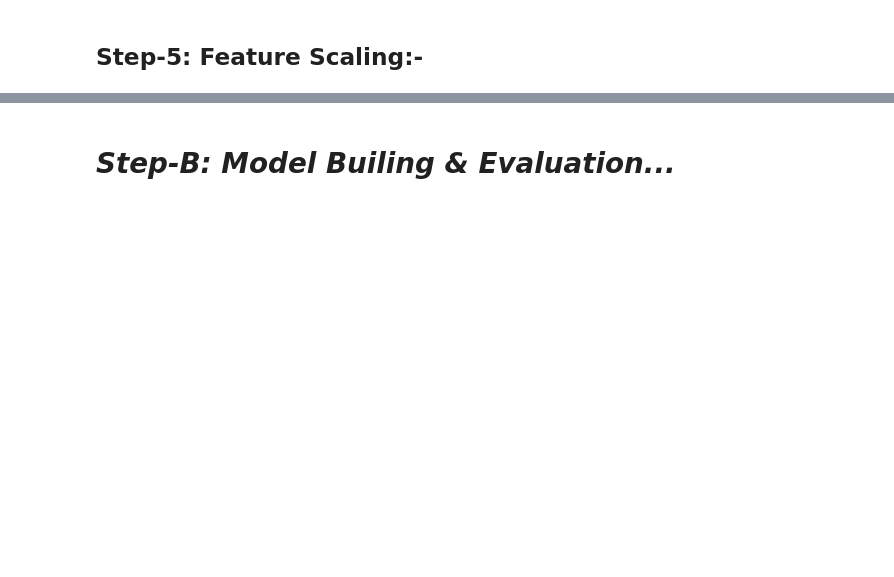
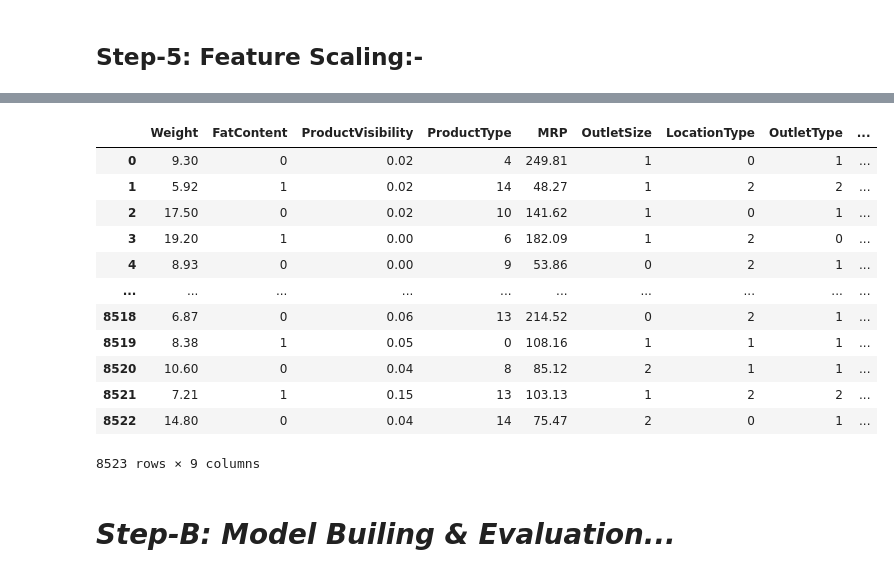
Before and after one commit to dhinoja-rajan/Sales_Prediction_using_ML, a Jupyter notebook: notebook_files/sales_prediction.ipynb, the cells around one changed output, grey strips where cells are left out. Saved outputs shown, nothing was run; the diff lists cells and outputs as text; code cells hidden in the pictures; blank space fills up the shorter version.

```diff
--- a/sales_prediction.ipynb
+++ b/notebook_files/sales_prediction.ipynb
@@ -34,7 +31,8 @@ Drive already mounted at /content/drive; to attempt to forcibly remount, call dr
 # %% [markdown]
 ## Step-2: Load the Dataset and Display Different overviews of Datasets:-
 # %%
-dataset = pd.DataFrame(pd.read_csv('/content/drive/MyDrive/Datasets/REGRESSION/Big_Mart_Sales/train_set.csv'))
+# dataset = pd.DataFrame(pd.read_csv('/content/drive/MyDrive/Datasets/REGRESSION/Big_Mart_Sales/train_set.csv'))
+dataset = pd.read_csv('../datasets/sales_data.csv')
 dataset.head()
 # %% [output]
 |  | ProductID | Weight | FatContent | ProductVisibility | ProductType | MRP | OutletID | EstablishmentYear | ... |
@@ -391,0 +278,13 @@ print("Dependent Variable(y): \n", pd.DataFrame(y).head().to_string(header=False
+# %%
+# Check for binary and multi-value categorical columns#+
+
+cols_for_encoding = []
+
+for col in dataset.columns:
+    unique_values = dataset[col].unique()
+    if 2 <= len(unique_values) < 18:
+        cols_for_encoding.append(col)
+        print(f"> '{col}' column with unique values: \t{unique_values}")
+
+print("\n")
+print(f" '{len(cols_for_encoding)}' Columns Found: \n\t {cols_for_encoding}")
@@ -391,0 +306,19 @@ print("Dependent Variable(y): \n", pd.DataFrame(y).head().to_string(header=False
+# %%
+import joblib
+from sklearn.preprocessing import LabelEncoder
+
+X = dataset.drop(columns=['OutletSales'])
+y = dataset['OutletSales']
+
+encoders = {}
+# LabelEncode binary columns
+for col in cols_for_encoding:
+    le = LabelEncoder()
+    X[col] = le.fit_transform(X[col])
+    encoders[col] = le  # Store encoder for later use
+    print(f"✅ '{col}' has been encoded Successfully...")
+
+# Save the dictionary of one_hot_encoders & label_encoders
+joblib.dump(encoders, "../saved_models/encoders.pkl")
+print("\n✅ 'encoders.pkl' have been saved Successfully...\n")
+print("Matrix of Features(X): \n", pd.DataFrame(X).head().to_string(header=True))
@@ -475,2 +395,18 @@ Printing Training Sets after Feature Scaling:
+# %%
+pd.DataFrame(X)
+# %% [output]
+|  | Weight | FatContent | ProductVisibility | ProductType | MRP | OutletSize | LocationType | OutletType | ... |
+| 0 | 9.30 | 0 | 0.02 | 4 | 249.81 | 1 | 0 | 1 | ... |
+| 1 | 5.92 | 1 | 0.02 | 14 | 48.27 | 1 | 2 | 2 | ... |
+| 2 | 17.50 | 0 | 0.02 | 10 | 141.62 | 1 | 0 | 1 | ... |
+| 3 | 19.20 | 1 | 0.00 | 6 | 182.09 | 1 | 2 | 0 | ... |
+| 4 | 8.93 | 0 | 0.00 | 9 | 53.86 | 0 | 2 | 1 | ... |
+| ... | ... | ... | ... | ... | ... | ... | ... | ... | ... |
+| 8518 | 6.87 | 0 | 0.06 | 13 | 214.52 | 0 | 2 | 1 | ... |
+| 8519 | 8.38 | 1 | 0.05 | 0 | 108.16 | 1 | 1 | 1 | ... |
+| 8520 | 10.60 | 0 | 0.04 | 8 | 85.12 | 2 | 1 | 1 | ... |
+| 8521 | 7.21 | 1 | 0.15 | 13 | 103.13 | 1 | 2 | 2 | ... |
+| 8522 | 14.80 | 0 | 0.04 | 14 | 75.47 | 2 | 0 | 1 | ... |
+8523 rows × 9 columns
 # %% [markdown]
 # ***Step-B: Model Builing & Evaluation...***
```
Also changed, not shown: parts of 31 cells of this notebook, 11 other files.
